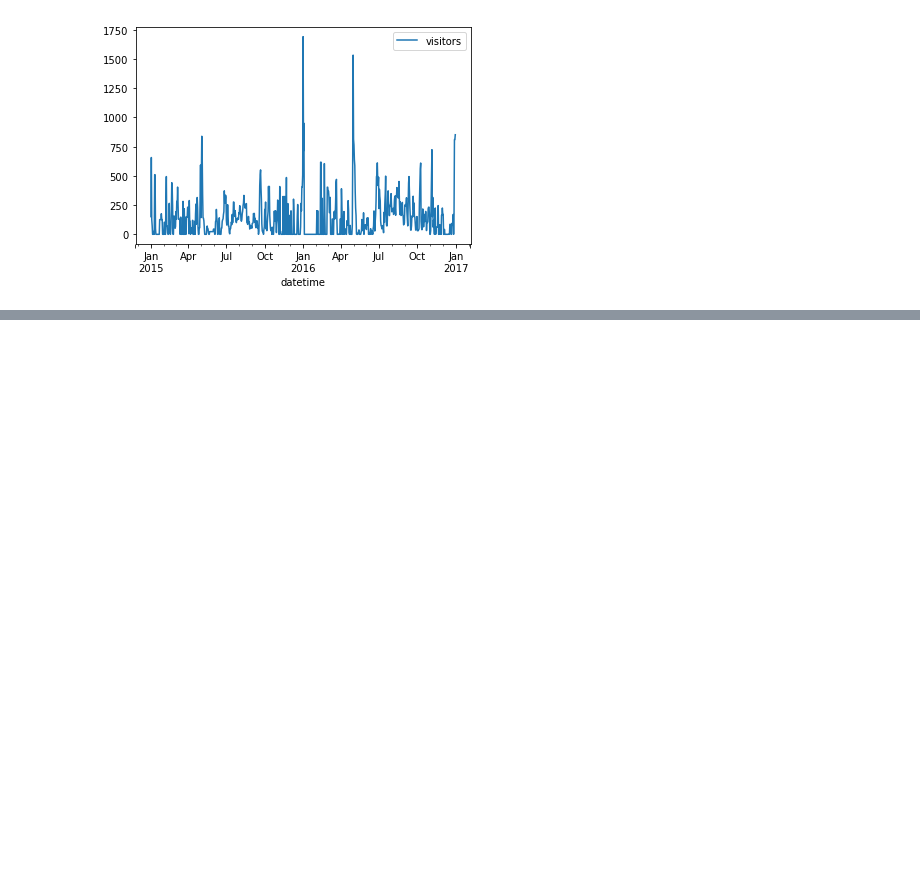
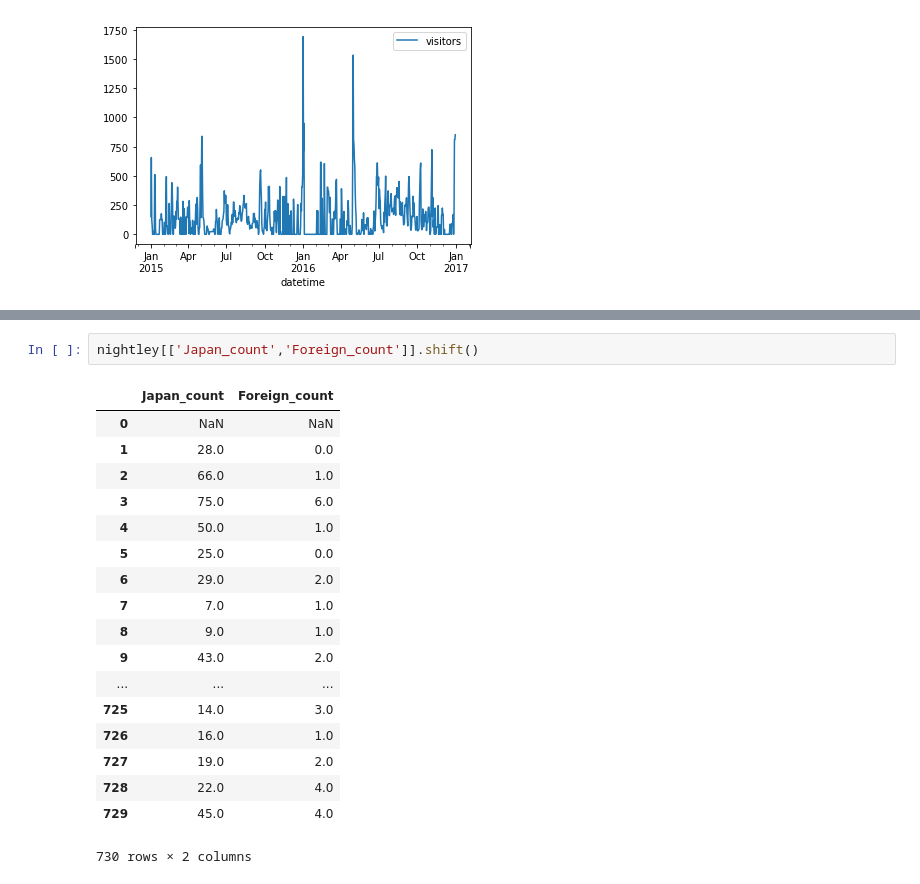
Before and after one commit to Hesene/National-Parks, a Jupyter notebook: src/EDA.ipynb, the cells around one changed output, grey strips where cells are left out. Drawn from its saved outputs; the diff is of its cells as text; blank space fills up the shorter version.

```diff
--- a/src/EDA.ipynb
+++ b/src/EDA.ipynb
@@ -313,0 +411,21 @@ for park in parks:
+# %%
+nightley[['Japan_count','Foreign_count']].shift()
+# %% [output]
+|  | Japan_count | Foreign_count |
+| 0 | NaN | NaN |
+| 1 | 28.0 | 0.0 |
+| 2 | 66.0 | 1.0 |
+| 3 | 75.0 | 6.0 |
+| 4 | 50.0 | 1.0 |
+| 5 | 25.0 | 0.0 |
+| 6 | 29.0 | 2.0 |
+| 7 | 7.0 | 1.0 |
+| 8 | 9.0 | 1.0 |
+| 9 | 43.0 | 2.0 |
+| ... | ... | ... |
+| 725 | 14.0 | 3.0 |
+| 726 | 16.0 | 1.0 |
+| 727 | 19.0 | 2.0 |
+| 728 | 22.0 | 4.0 |
+| 729 | 45.0 | 4.0 |
+730 rows × 2 columns
```
Also changed, not shown: parts of 11 cells of this notebook, 5 other files.
